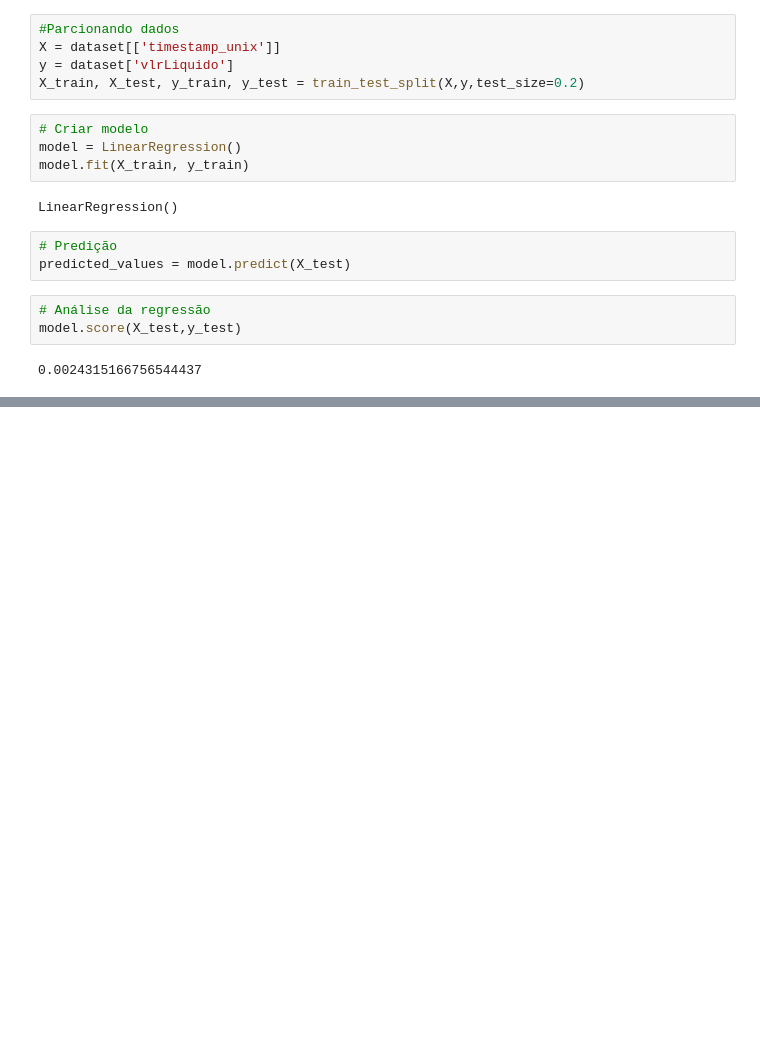
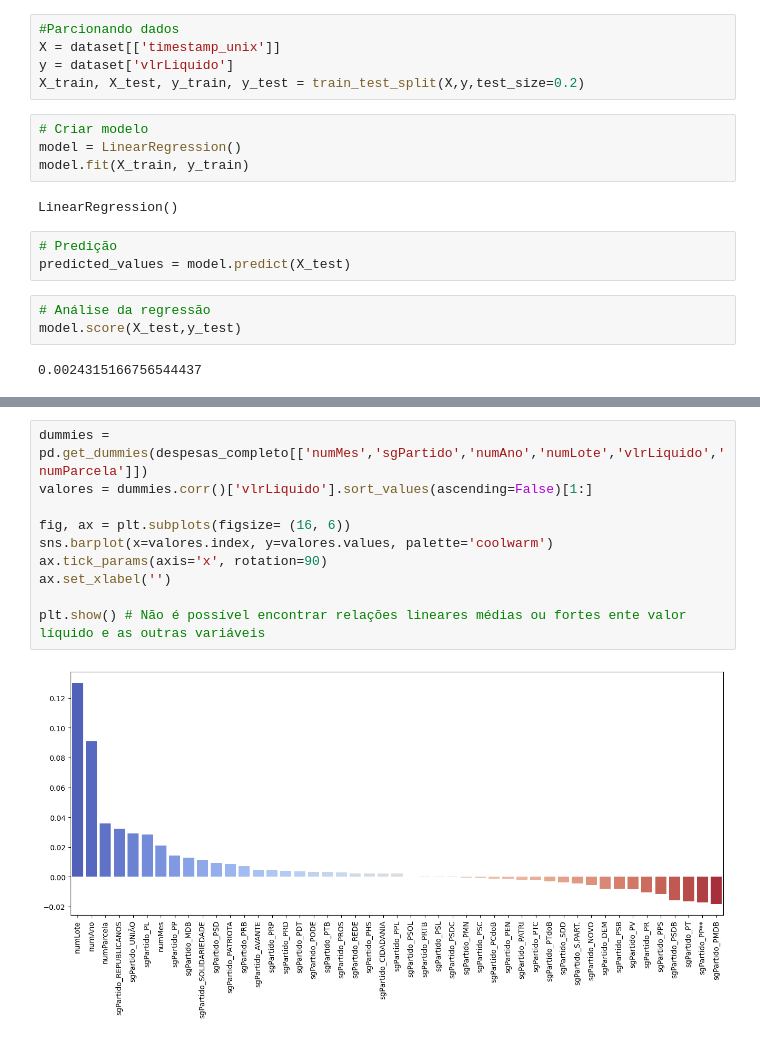
Before and after one commit to LeonardoHBritoo/projetoVI_ifooftech, a Jupyter notebook: projeto_vi.ipynb, the cells around one changed output, grey strips where cells are left out. Saved outputs shown, nothing was run; the diff lists cells and outputs as text; blank space fills up the shorter version.

```diff
--- a/projeto_vi.ipynb
+++ b/projeto_vi.ipynb
@@ -644,0 +670,12 @@ model.score(X_test,y_test)
+# %%
+dummies = pd.get_dummies(despesas_completo[['numMes','sgPartido','numAno','numLote','vlrLiquido','numParcela']])
+valores = dummies.corr()['vlrLiquido'].sort_values(ascending=False)[1:]
+
+fig, ax = plt.subplots(figsize= (16, 6))
+sns.barplot(x=valores.index, y=valores.values, palette='coolwarm')
+ax.tick_params(axis='x', rotation=90)
+ax.set_xlabel('')
+
+plt.show() # Não é possível encontrar relações lineares médias ou fortes ente valor líquido e as outras variáveis
+# %% [output]
+[figure, added]
```
Also changed, not shown: parts of 2 cells of this notebook.
